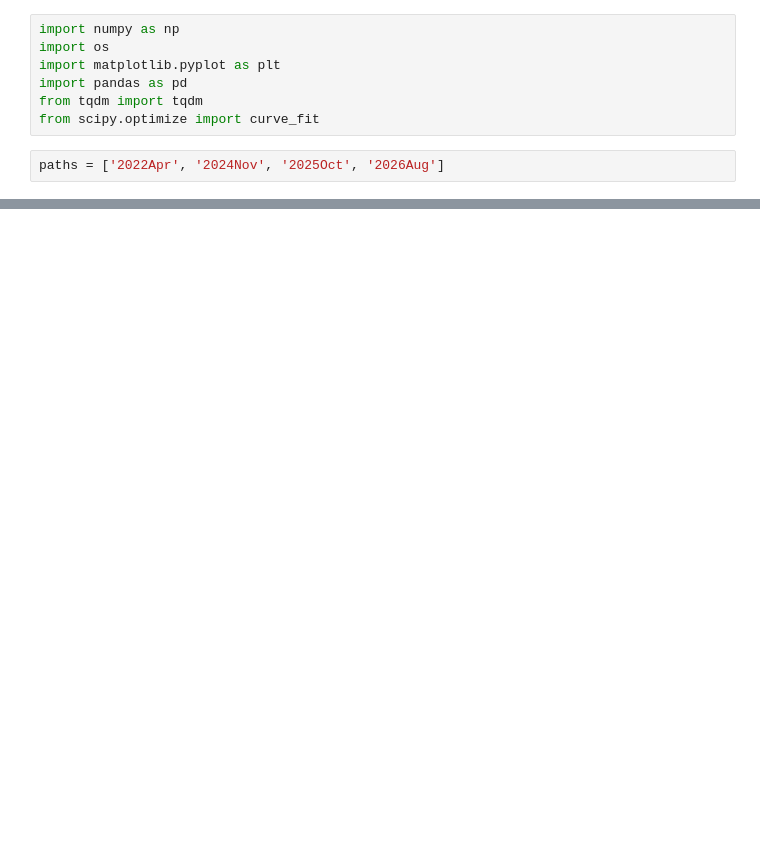
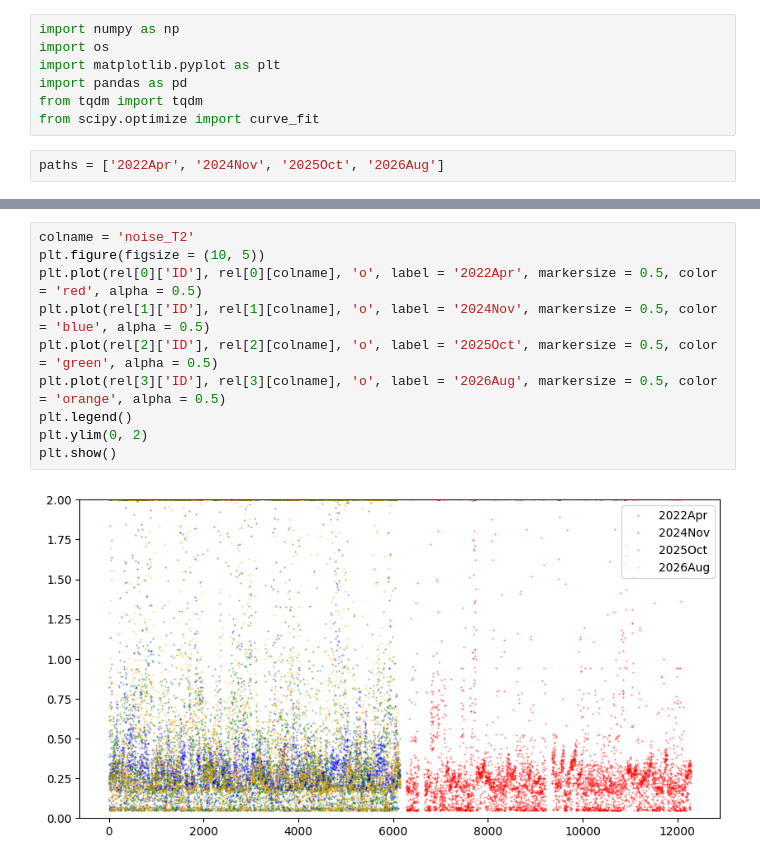
Before and after one commit to chenkale/kalechenPETallcode, a Jupyter notebook: calibration_files/calibrationfileanalysis.ipynb, the cells around one changed output, grey strips where cells are left out. Cells and saved outputs as stored; diff of their text form; blank space fills up the shorter version.

```diff
--- a/calibration_files/calibrationfileanalysis.ipynb
+++ b/calibration_files/calibrationfileanalysis.ipynb
@@ -45,0 +40,12 @@ plt.show()
+# %%
+colname = 'noise_T2'
+plt.figure(figsize = (10, 5))
+plt.plot(rel[0]['ID'], rel[0][colname], 'o', label = '2022Apr', markersize = 0.5, color = 'red', alpha = 0.5)
+plt.plot(rel[1]['ID'], rel[1][colname], 'o', label = '2024Nov', markersize = 0.5, color = 'blue', alpha = 0.5)
+plt.plot(rel[2]['ID'], rel[2][colname], 'o', label = '2025Oct', markersize = 0.5, color = 'green', alpha = 0.5)
+plt.plot(rel[3]['ID'], rel[3][colname], 'o', label = '2026Aug', markersize = 0.5, color = 'orange', alpha = 0.5)
+plt.legend()
+plt.ylim(0, 2)
+plt.show()
+# %% [output]
+[figure, added]
```
Also changed, not shown: parts of 4 cells of this notebook, 9 other files.
